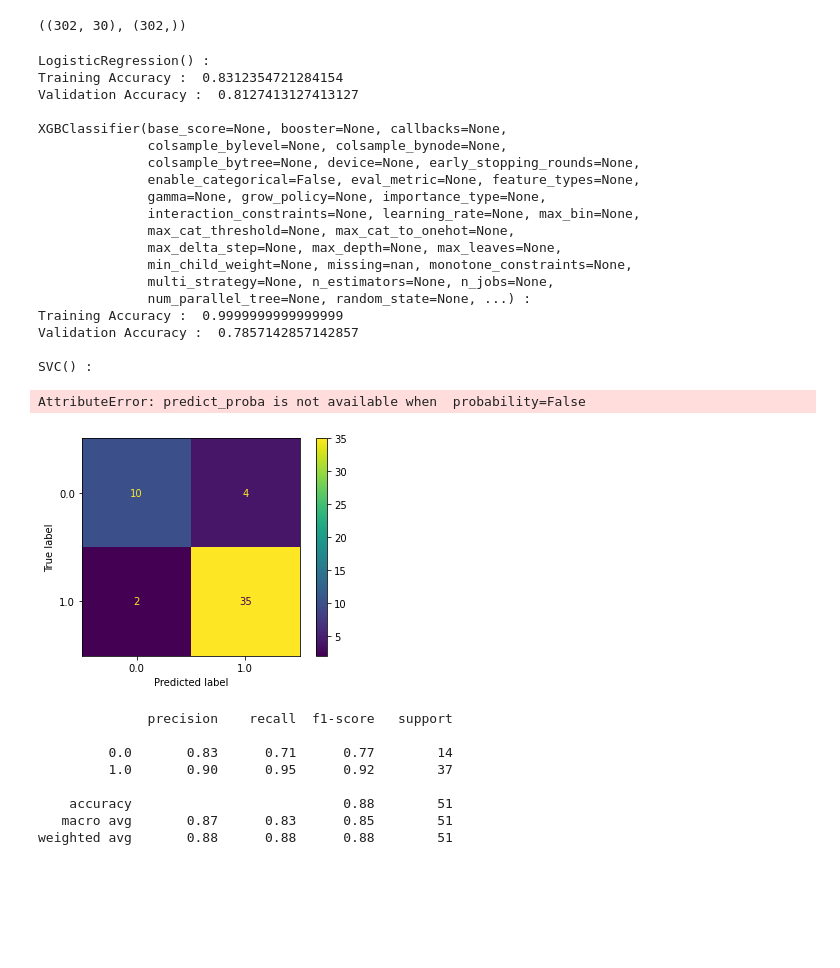
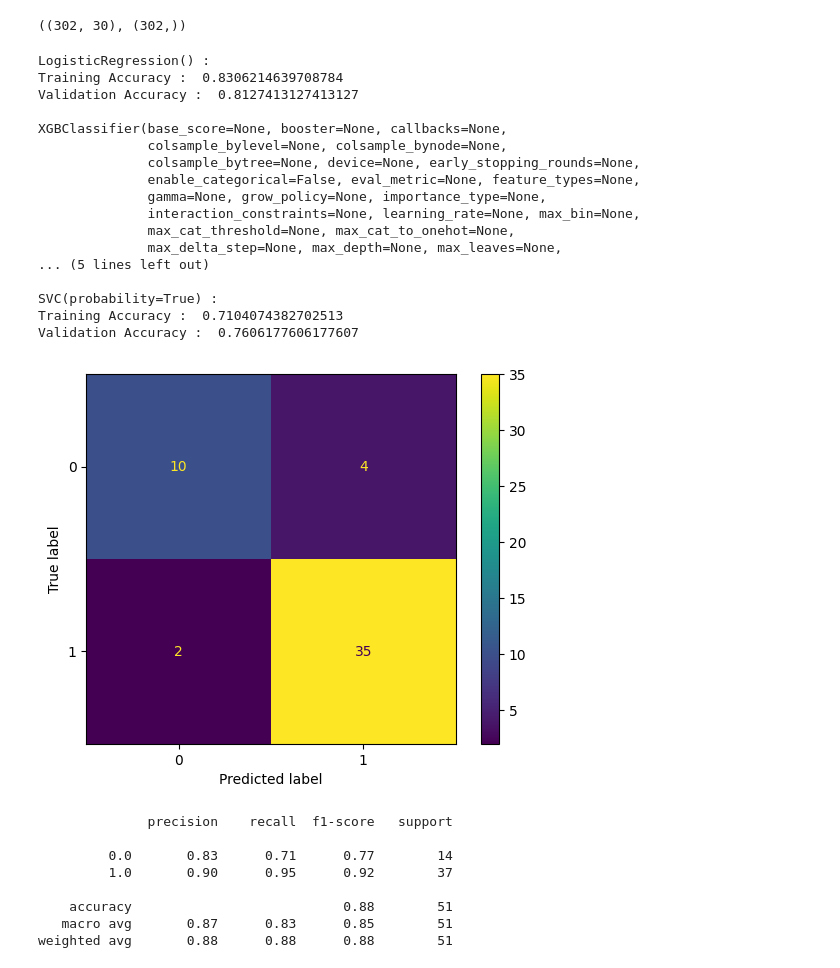
Before and after one commit to Gaurav-shinde2207/Parkison-Disease-Prediction-using-ML, a Jupyter notebook: Parkinson's Prediction model.ipynb, the cells around one changed output. Drawn from its saved outputs; the diff is of its cells as text; code cells hidden in the pictures; blank space fills up the shorter version.

```diff
--- a/Parkinson's Prediction model.ipynb
+++ b/Parkinson's Prediction model.ipynb
@@ -118,15 +127,16 @@ X.shape, Y.shape
 # %% [output]
 ((302, 30), (302,))
 # %%
+
 from sklearn.metrics import roc_auc_score as ras
-models = [LogisticRegression(), XGBClassifier(), SVC(kernel='rbf')]
+models = [LogisticRegression(), XGBClassifier(), SVC(kernel='rbf',probability=True)]
 
 for i in range(len(models)):
 	models[i].fit(X, Y)
 
 	print(f'{models[i]} : ')
 
-	train_preds = models[i].predict_proba(X)[:, 1]
+	train_preds = models[i].predict_proba(X)[ :,1]
 	print('Training Accuracy : ', ras(Y, train_preds))
 
 	val_preds = models[i].predict_proba(X_val)[:, 1]
@@ -134,7 +144,7 @@ for i in range(len(models)):
 	print()
 # %% [output]
 LogisticRegression() :
-Training Accuracy :  0.8312354721284154
+Training Accuracy :  0.8306214639708784
 Validation Accuracy :  0.8127413127413127
 
 XGBClassifier(base_score=None, booster=None, callbacks=None,
@@ -145,20 +155,20 @@ XGBClassifier(base_score=None, booster=None, callbacks=None,
               interaction_constraints=None, learning_rate=None, max_bin=None,
               max_cat_threshold=None, max_cat_to_onehot=None,
               max_delta_step=None, max_depth=None, max_leaves=None,
-              min_child_weight=None, missing=nan, monotone_constraints=None,
-              multi_strategy=None, n_estimators=None, n_jobs=None,
-              num_parallel_tree=None, random_state=None, ...) :
-Training Accuracy :  0.9999999999999999
-Validation Accuracy :  0.7857142857142857
+... (5 lines left out)
 
-SVC() :
+SVC(probability=True) :
+Training Accuracy :  0.7104074382702513
+Validation Accuracy :  0.7606177606177607
-AttributeError: predict_proba is not available when  probability=False
-# %%
-metrics.plot_confusion_matrix(models[0],
-							X_val, Y_val)
-plt.show()
-# %% [output]
-[figure, removed]
+# %%
+
+
+cm = confusion_matrix(Y_val, models[0].predict(X_val))
+cmd = ConfusionMatrixDisplay(cm)
+cmd.plot()
+plt.show()
+# %% [output]
+[figure, added]
 # %%
 print(metrics.classification_report
 	(Y_val, models[0].predict(X_val)))
```
Also changed, not shown: parts of 6 cells of this notebook.
